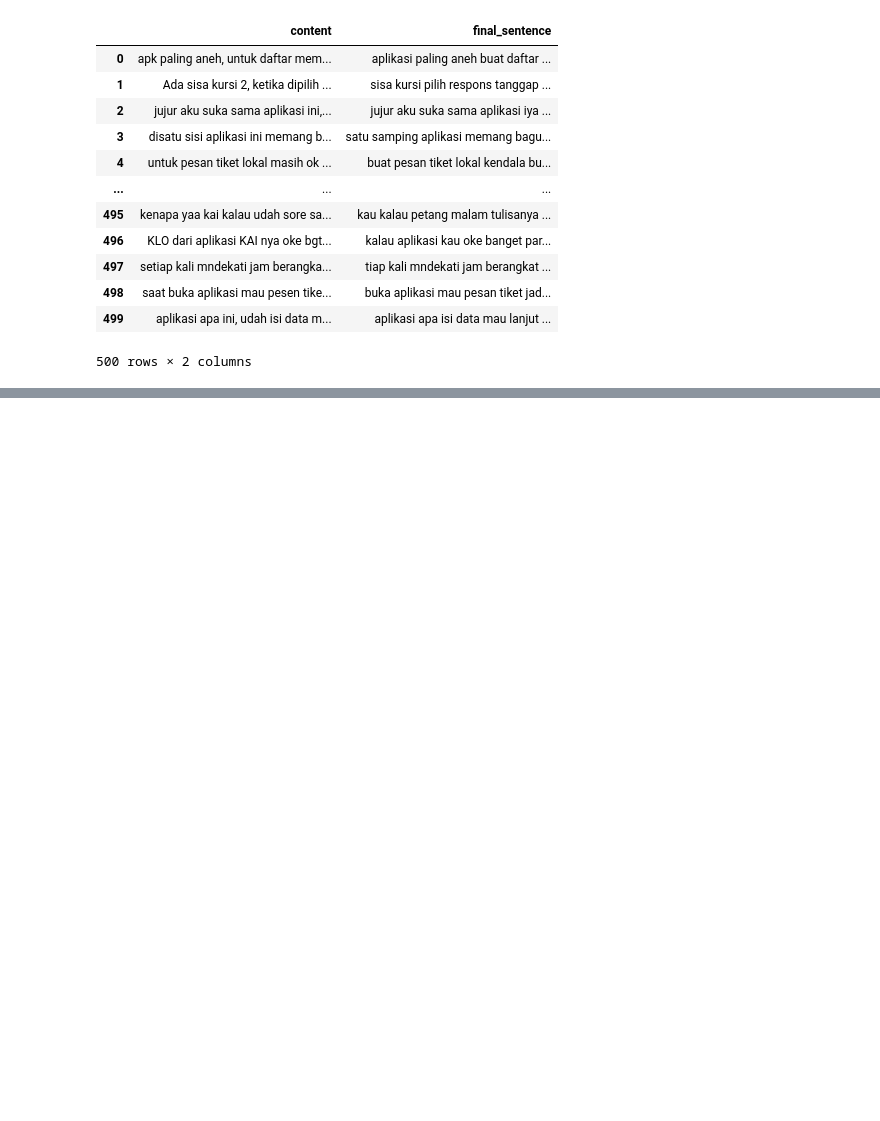
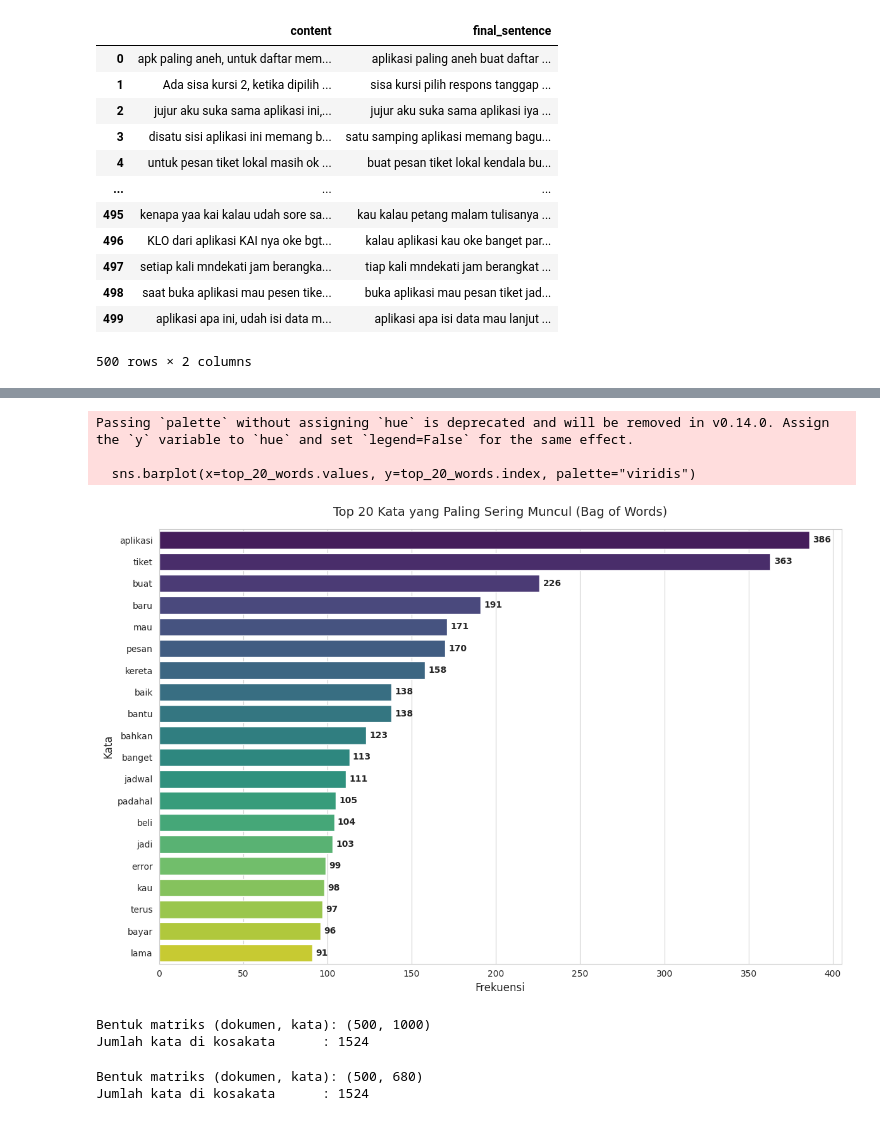
Before and after one commit to AhmadMugiar/Materi_Pertemuan2_AsistenPraktikum_SBD, a Jupyter notebook: Prak_SBD_Nama.ipynb, the cells around one changed output, grey strips where cells are left out. Saved outputs shown, nothing was run; the diff lists cells and outputs as text; code cells hidden in the pictures; blank space fills up the shorter version.

```diff
--- a/Prak_SBD_Nama.ipynb
+++ b/Prak_SBD_Nama.ipynb
@@ -605,0 +703,9 @@ data_final.to_csv("data_cleaning.csv",index=False)
+# %%
+bagofwords = df_prak4.dropna(subset=['final_sentence'])
+
+vec = CountVectorizer()
+X = vec.fit_transform(bagofwords['final_sentence'])
+
+print(X.shape)   # (jumlah_dokumen, jumlah_kata_unik)
+bow_df = pd.DataFrame(X.toarray(), columns=vec.get_feature_names_out())
+bow_df
@@ -605,0 +727,56 @@ data_final.to_csv("data_cleaning.csv",index=False)
+# %%
+# Mengambil 20 kata teratas berdasarkan frekuensi
+top_20_words = bow_df.sum().sort_values(ascending=False).head(20)
+
+# Membuat visualisasi barchart
+plt.figure(figsize=(12, 8))
+sns.set_style("whitegrid")
+sns.barplot(x=top_20_words.values, y=top_20_words.index, palette="viridis")
+
+# Menambahkan label frekuensi di setiap batang grafik
+for index, value in enumerate(top_20_words.values):
+    plt.text(value + 2, index, str(int(value)), va='center', fontsize=10, fontweight='semibold')
+
+plt.title("Top 20 Kata yang Paling Sering Muncul (Bag of Words)", fontsize=14, pad=15)
+plt.xlabel("Frekuensi", fontsize=12)
+plt.ylabel("Kata", fontsize=12)
+plt.tight_layout()
+plt.show()
+# %% [output]
+Passing `palette` without assigning `hue` is deprecated and will be removed in v0.14.0. Assign the `y` variable to `hue` and set `legend=False` for the same effect.
+
+  sns.barplot(x=top_20_words.values, y=top_20_words.index, palette="viridis")
+[figure, added]
+# %%
+df = df_prak4.dropna(subset=['final_sentence']).reset_index(drop=True)
+teks = df['final_sentence']
+
+vec_before = CountVectorizer(
+    max_features=1000,   # batasi maksimal 1000 kata paling sering
+    ngram_range=(1, 1),  # (1,1) = kata tunggal; (1,2) = kata tunggal + pasangan kata
+)
+
+X_before = vec_before.fit_transform(teks)
+
+print("Bentuk matriks (dokumen, kata):", X_before.shape)
+print("Jumlah kata di kosakata      :", len(vec.get_feature_names_out()))
+# %% [output]
+Bentuk matriks (dokumen, kata): (500, 1000)
+Jumlah kata di kosakata      : 1524
+# %%
+df = df_prak4.dropna(subset=['final_sentence']).reset_index(drop=True)
+teks = df['final_sentence']
+
+vec_after = CountVectorizer(
+    min_df=2,            # buang kata yang muncul di kurang dari 2 dokumen (kata langka/typo)
+    max_features=1000,   # batasi maksimal 1000 kata paling sering
+    ngram_range=(1, 1),  # (1,1) = kata tunggal; (1,2) = kata tunggal + pasangan kata
+)
+
+X_after = vec_after.fit_transform(teks)
+
+print("Bentuk matriks (dokumen, kata):", X_after.shape)
+print("Jumlah kata di kosakata      :", len(vec.get_feature_names_out()))
+# %% [output]
+Bentuk matriks (dokumen, kata): (500, 680)
+Jumlah kata di kosakata      : 1524
```
Also changed, not shown: parts of 20 cells of this notebook.
